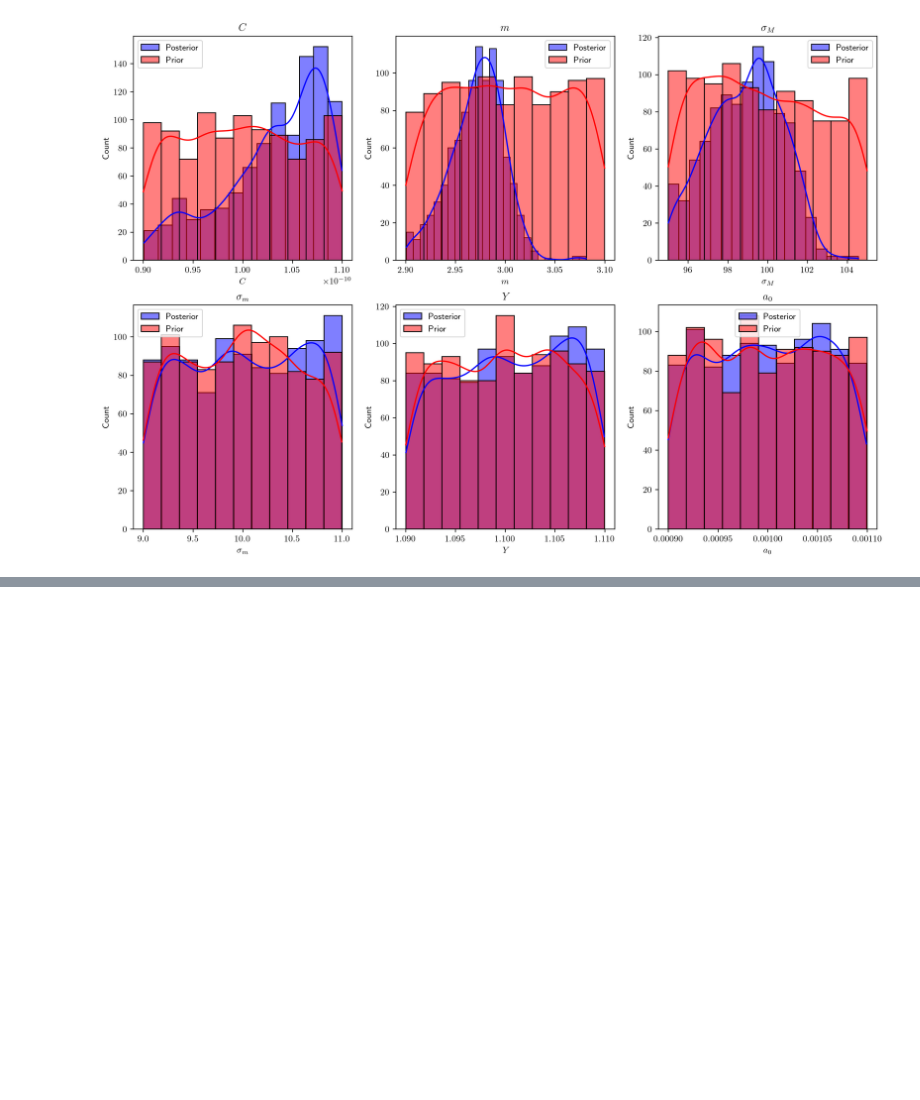
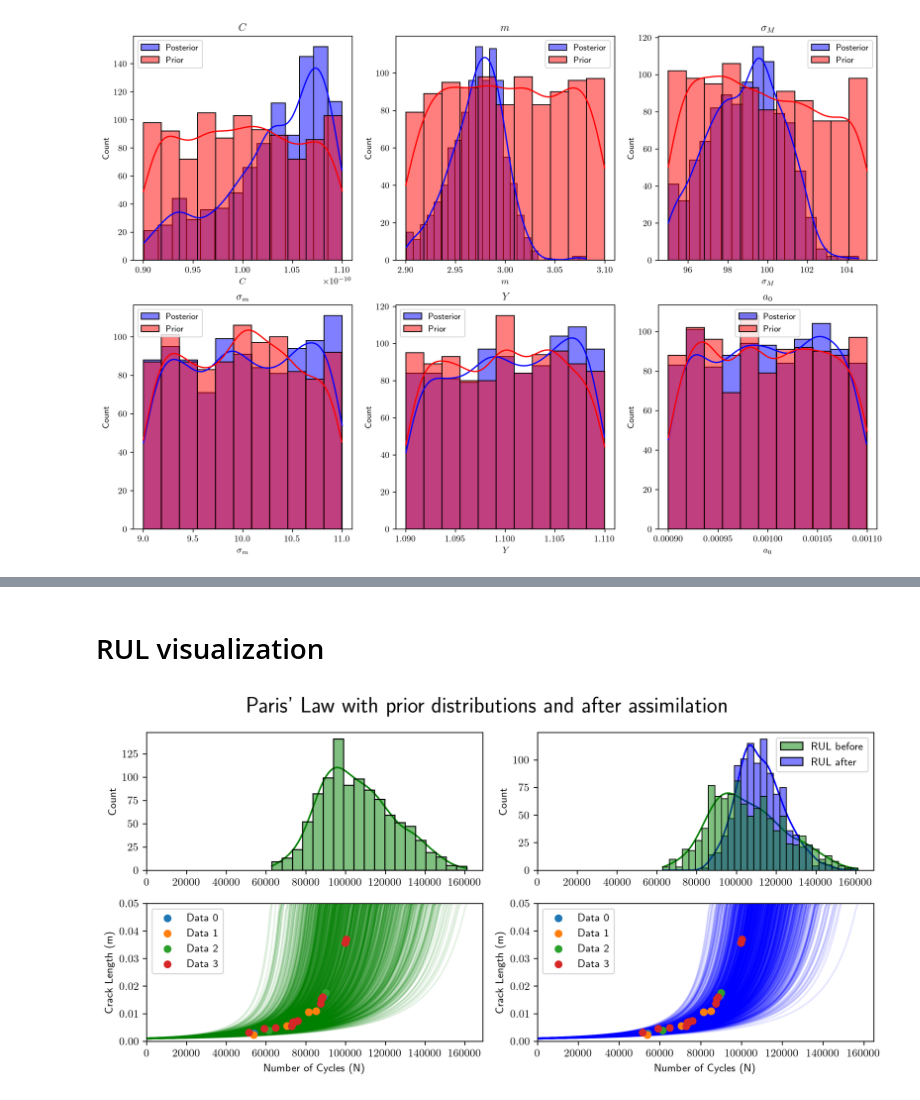
Before and after one commit to EdgarJaber/bayes-calibration-for-prognostics, a Jupyter notebook: methodology_crack_growth.ipynb, the cells around one changed output, grey strips where cells are left out. Drawn from its saved outputs; the diff is of its cells as text; code cells hidden in the pictures; blank space fills up the shorter version.

Commit message:
Crack propagation methodology

```diff
--- a/methodology_crack_growth.ipynb
+++ b/methodology_crack_growth.ipynb
@@ -358,0 +377,56 @@ for i in range(6):
+# %% [markdown]
+# RUL visualization
+# %%
+res = []
+X = prior.getSample(n_max)
+
+fig, axs = plt.subplots(2, 2, figsize=(10, 5))
+
+for i in range(n_max):
+    C, m, sigma_max, sigma_min, Y, a0 = X[i]
+    #N_values, a_values = paris_model(X[i])
+    N_values, a_values = paris_crack_growth(N_cycles, delta_N, a_max, C, m, sigma_max, sigma_min, Y, a0)
+    res.append([N_values, a_values])
+    axs[1, 0].plot(doe[i][0], doe[i][1], color='green', alpha=0.1)
+    axs[1, 1].plot(N_values, a_values, color='blue', alpha=0.1)
+
+rul_before, rul_after = [], []
+for i in range(n_max):
+    N_values, a_values = doe[i]
+    rul_before.append(N_values[-1])
+    N_values, a_values = res[i]
+    rul_after.append(N_values[-1])
+rul_before, rul_after = np.asarray(rul_before), np.asarray(rul_after)
+
+rul_df = pd.DataFrame({'RUL before': rul_before, 'RUL after': rul_after})
+
+sns.histplot(rul_df['RUL before'], ax=axs[0, 0], kde=True, color='green', zorder=10)
+sns.histplot(rul_df, ax=axs[0, 1], kde=True, palette=['green','blue'], zorder=10)
+
+
+for i in range(len(data)):
+    axs[1, 0].scatter(data[i][0], data[i][1],  label=f'Data {i}', zorder=10)
+    axs[1, 1].scatter(data[i][0], data[i][1],  label=f'Data {i}', zorder=10)
+
+axs[0, 0].set_xlabel('')
+
+axs[1, 0].set_xlim(0)
+axs[1, 0].set_ylim(0, 0.05)
+axs[1, 0].legend()
+axs[1, 0].set_xlabel("Number of Cycles (N)")
+axs[1, 0].set_ylabel("Crack Length (m)")
+
+axs[1, 1].set_xlim(0)
+axs[1, 1].set_ylim(0, 0.05)
+axs[1, 1].legend()
+axs[1, 1].set_xlabel("Number of Cycles (N)")
+axs[1, 1].set_ylabel("Crack Length (m)")
+
+axs[0, 0].set_xlim(axs[1, 0].get_xlim())
+axs[0, 1].set_xlim(axs[1, 0].get_xlim())
+
+
+fig.suptitle("Paris' Law with prior distributions and after assimilation", fontsize=20)
+plt.tight_layout()
+# %% [output]
+[figure, added]
```
Also changed, not shown: parts of 3 cells of this notebook, 6 other files.
